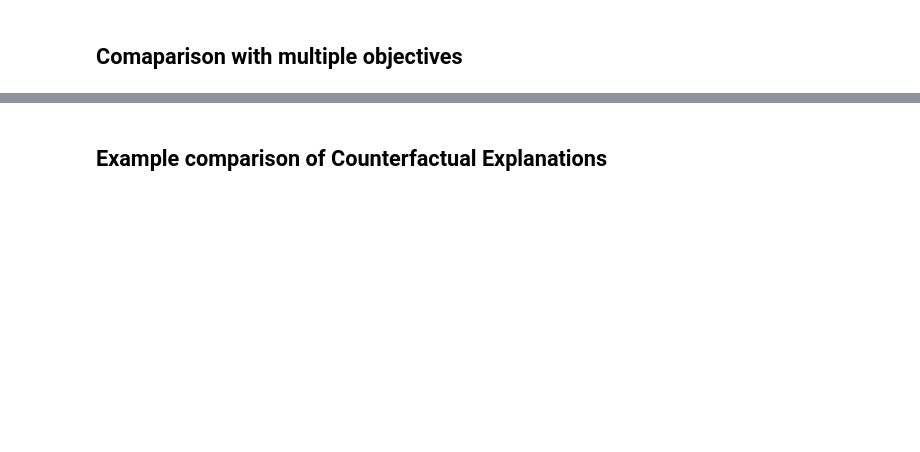
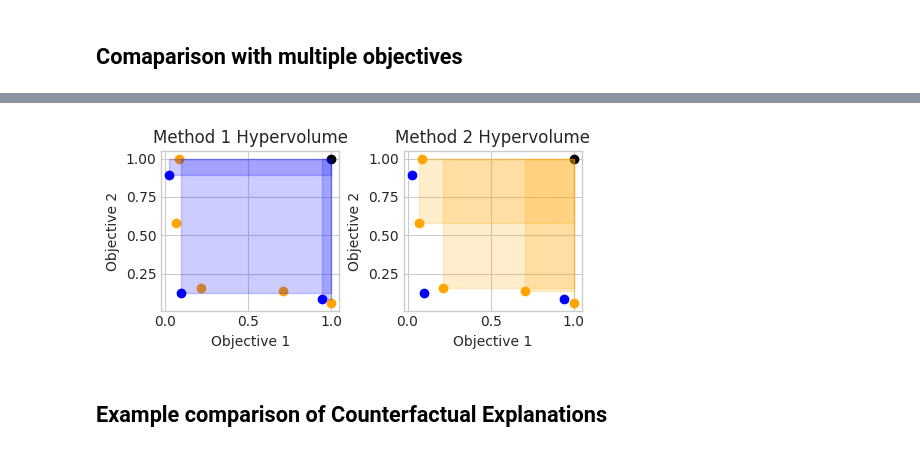
Before and after one commit to hiaac-finance/p2ce, a Jupyter notebook: notebooks/generate_figures.ipynb, the cells around one changed output, grey strips where cells are left out. Cells and saved outputs as stored; diff of their text form; code cells hidden in the pictures; blank space fills up the shorter version.

```diff
--- a/notebooks/generate_figures.ipynb
+++ b/notebooks/generate_figures.ipynb
@@ -225,11 +468,0 @@ format_df_table(results, "method", results.columns.tolist()[:-1])
-# %%
-dataset = "adult"
-method_list = ["mapocam_multi", "p2ce_deep_multi", "dice_multi"]
-results = []
-for method in method_list:
-    results_cur = pd.read_csv(f"../results/mlp/{dataset}/{method}.csv")
-    results_cur = summarize_results(results_cur, dataset)
-    results_cur["method"] = method
-    results.append(results_cur)
-results = pd.concat(results)
-format_df_table(results, "method", results.columns.tolist()[:-1])
@@ -275,7 +506,7 @@ def get_experiments_multi_costs(
     return costs
 # %%
 results = []
-for dataset in ["german", "taiwan", "adult"]:
+for dataset in ["german", "taiwan", "homecredit", "adult", "acsincome"]:
     costs = {}
     method_list = ["p2ce_tree_multi", "mapocam_tree_multi",  "dice_multi"]
     for method in method_list:
@@ -313,8 +562,9 @@ results.groupby(["dataset", "method"]).apply(make_table)
 # %%
 results = []
-for dataset in ["german", "taiwan", "adult"]:
+#for dataset in ["german", "taiwan", "adult"]:
+for dataset in ["german", "taiwan", "homecredit", "adult", "acsincome"]:
     costs = {}
-    method_list = ["p2ce_deep_multi", "mapocam_multi",  "dice_multi"]
+    method_list = ["p2ce_deep_multi", "mapocam_deep_multi",  "dice_multi"]
     for method in method_list:
         costs[method] = get_experiments_multi_costs(dataset, method, "mlp", keep_dominated = False)
 
@@ -337,7 +587,7 @@ for dataset in ["german", "taiwan", "adult"]:
             else:
                 costs_ = costs[method][i]
                 costs_ /= max_costs
-                hv = hypervolume(costs_).compute(np.ones(len(max_costs)))
+                hv = hypervolume(costs_).compute(np.ones(len(max_costs)) + 1e-5)
 
             results.append([dataset, method, i, hv])
 results = pd.DataFrame(results, columns = ["dataset", "method", "individual", "hv"])
@@ -350,3 +618,77 @@ results.groupby(["dataset", "method"]).apply(make_table)
+# %%
+# create plot of hypervolumes
+
+np.random.seed(0)
+
+points_method_1 = np.random.rand(27, 2)
+points_method_2 = np.random.rand(19, 2)
+
+points_method_1 = remove_dominated_solutions(points_method_1)
+points_method_2 = remove_dominated_solutions(points_method_2)
+
+points_method_2 += [[0.05, 0.4]]
+points_method_1 = np.array(points_method_1)
+points_method_2 = np.array(points_method_2)
+
+
+# get maximum for each axis
+max_x = max(points_method_1[:, 0].max(), points_method_2[:, 0].max())
+max_y = max(points_method_1[:, 1].max(), points_method_2[:, 1].max())
+
+# normalze points
+points_method_1[:, 0] /= max_x
+points_method_1[:, 1] /= max_y
+points_method_2[:, 0] /= max_x
+points_method_2[:, 1] /= max_y
+
+fig, axs = plt.subplots(nrows = 1, ncols = 2, figsize = (5, 2.5))
+
+axs[0].scatter(points_method_1[:, 0], points_method_1[:, 1], label = "Method 1", c = "blue")
+axs[0].scatter(points_method_2[:, 0], points_method_2[:, 1], label = "Method 2", c = "orange")
+
+axs[1].scatter(points_method_2[:, 0], points_method_2[:, 1], label = "Method 2", c = "orange")
+axs[1].scatter(points_method_1[:, 0], points_method_1[:, 1], label = "Method 1", c = "blue")
+
+
+axs[0].scatter([1], [1], c = "black", label = "Reference Point")
+axs[1].scatter([1], [1], c = "black", label = "Reference Point")
+
+# for each point, draw a rectangle with the reference point
+for p in points_method_1:
+    axs[0].add_patch(
+        plt.Rectangle(
+            (p[0], p[1]),
+            1 - p[0],
+            1 - p[1],
+            alpha = 0.2,
+            color = "blue",
+        )
+    )
+
+for p in points_method_2:
+    axs[1].add_patch(
+        plt.Rectangle(
+            (p[0], p[1]),
+            1 - p[0],
+            1 - p[1],
+            alpha = 0.2,
+            color = "orange",
+        )
+    )
+
+
+for i in range(2):
+    axs[i].set_xlabel("Objective 1")
+    axs[i].set_ylabel("Objective 2")
+
+
+axs[0].set_title("Method 1 Hypervolume")
+axs[1].set_title("Method 2 Hypervolume")
+plt.tight_layout()
+
+plt.savefig("../figures/hypervolume_example.pdf", dpi = 300)
+# %% [output]
+[figure, added]
 # %% [markdown]
 ## Example comparison of Counterfactual Explanations
 # %%
```
Also changed, not shown: parts of 35 cells of this notebook.
